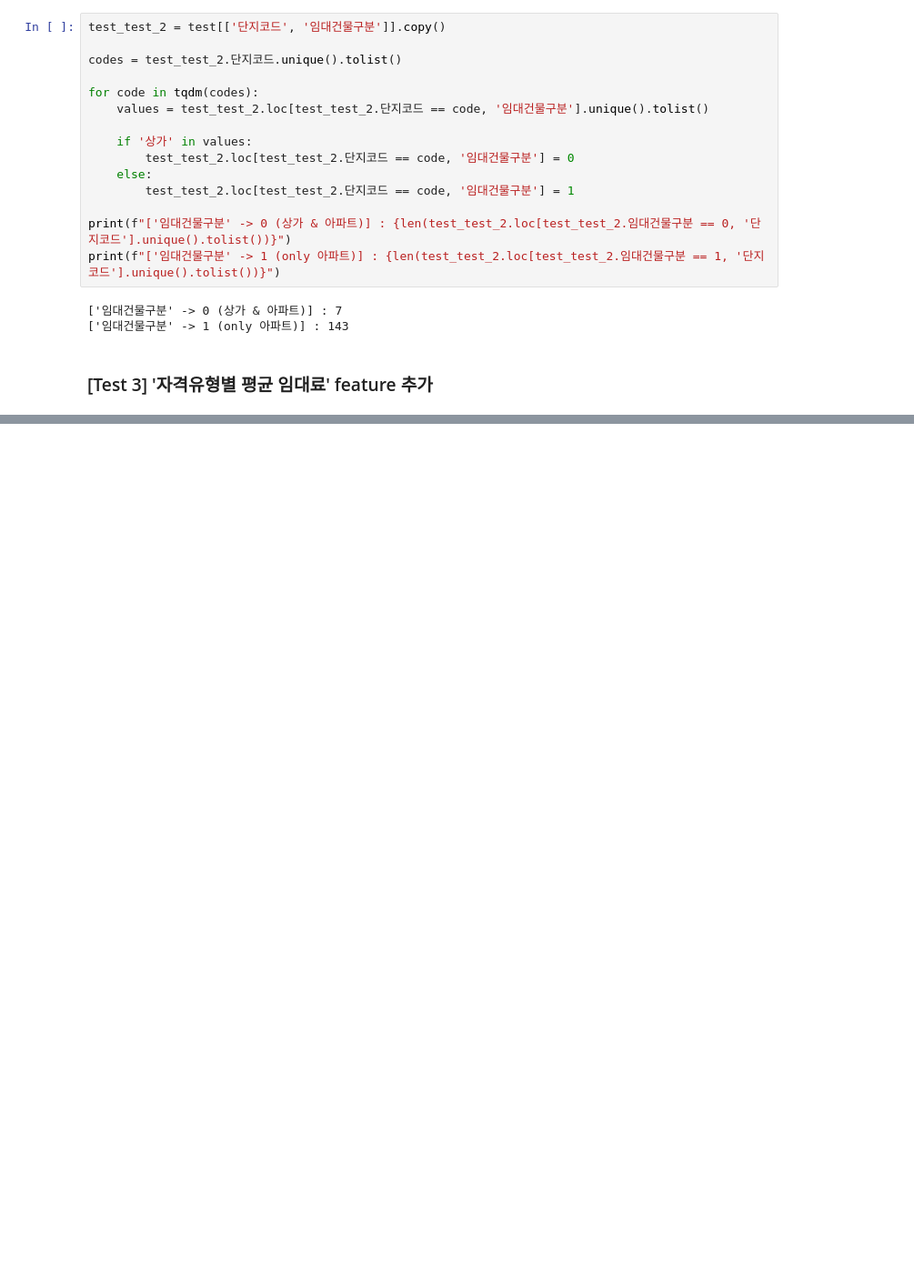
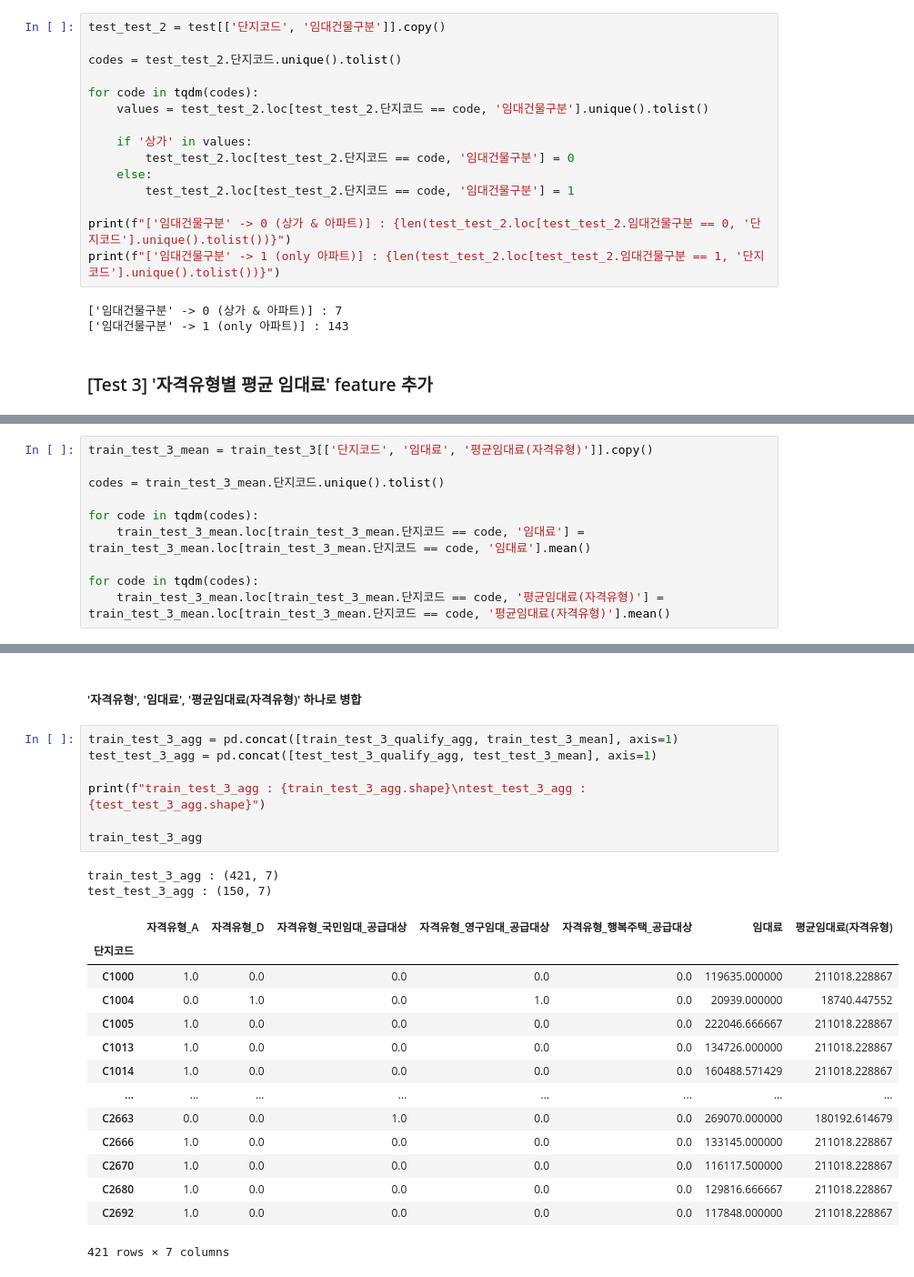
Before and after one commit to Sejong-Kaggle-Challengers-2nd/Choi_YoungMin, a Jupyter notebook: [9]_주차수요_예측/PreProcess/version_3.ipynb, the cells around one changed output, grey strips where cells are left out. Shown at 91% size. Drawn from its saved outputs; the diff is of its cells as text; blank space fills up the shorter version.

```diff
--- a/[9]_주차수요_예측/PreProcess/version_3.ipynb
+++ b/[9]_주차수요_예측/PreProcess/version_3.ipynb
@@ -206,0 +378,10 @@ test_test_3
+# %%
+train_test_3_mean = train_test_3[['단지코드', '임대료', '평균임대료(자격유형)']].copy()
+
+codes = train_test_3_mean.단지코드.unique().tolist()
+
+for code in tqdm(codes):
+    train_test_3_mean.loc[train_test_3_mean.단지코드 == code, '임대료'] = train_test_3_mean.loc[train_test_3_mean.단지코드 == code, '임대료'].mean()
+
+for code in tqdm(codes):
+    train_test_3_mean.loc[train_test_3_mean.단지코드 == code, '평균임대료(자격유형)'] = train_test_3_mean.loc[train_test_3_mean.단지코드 == code, '평균임대료(자격유형)'].mean()
@@ -206,0 +446,26 @@ test_test_3
+# %% [markdown]
+##### '자격유형', '임대료', '평균임대료(자격유형)' 하나로 병합
+# %%
+train_test_3_agg = pd.concat([train_test_3_qualify_agg, train_test_3_mean], axis=1)
+test_test_3_agg = pd.concat([test_test_3_qualify_agg, test_test_3_mean], axis=1)
+
+print(f"train_test_3_agg : {train_test_3_agg.shape}\ntest_test_3_agg : {test_test_3_agg.shape}")
+
+train_test_3_agg
+# %% [output]
+train_test_3_agg : (421, 7)
+test_test_3_agg : (150, 7)
+|  | 자격유형_A | 자격유형_D | 자격유형_국민임대_공급대상 | 자격유형_영구임대_공급대상 | 자격유형_행복주택_공급대상 | 임대료 | 평균임대료(자격유형) |
+| 단지코드 |  |  |  |  |  |  |  |
+| C1000 | 1.0 | 0.0 | 0.0 | 0.0 | 0.0 | 119635.000000 | 211018.228867 |
+| C1004 | 0.0 | 1.0 | 0.0 | 1.0 | 0.0 | 20939.000000 | 18740.447552 |
+| C1005 | 1.0 | 0.0 | 0.0 | 0.0 | 0.0 | 222046.666667 | 211018.228867 |
+| C1013 | 1.0 | 0.0 | 0.0 | 0.0 | 0.0 | 134726.000000 | 211018.228867 |
+| C1014 | 1.0 | 0.0 | 0.0 | 0.0 | 0.0 | 160488.571429 | 211018.228867 |
+| ... | ... | ... | ... | ... | ... | ... | ... |
+| C2663 | 0.0 | 0.0 | 1.0 | 0.0 | 0.0 | 269070.000000 | 180192.614679 |
+| C2666 | 1.0 | 0.0 | 0.0 | 0.0 | 0.0 | 133145.000000 | 211018.228867 |
+| C2670 | 1.0 | 0.0 | 0.0 | 0.0 | 0.0 | 116117.500000 | 211018.228867 |
+| C2680 | 1.0 | 0.0 | 0.0 | 0.0 | 0.0 | 129816.666667 | 211018.228867 |
+| C2692 | 1.0 | 0.0 | 0.0 | 0.0 | 0.0 | 117848.000000 | 211018.228867 |
+421 rows × 7 columns
```
Also changed, not shown: parts of 38 cells of this notebook, 2 other files.
